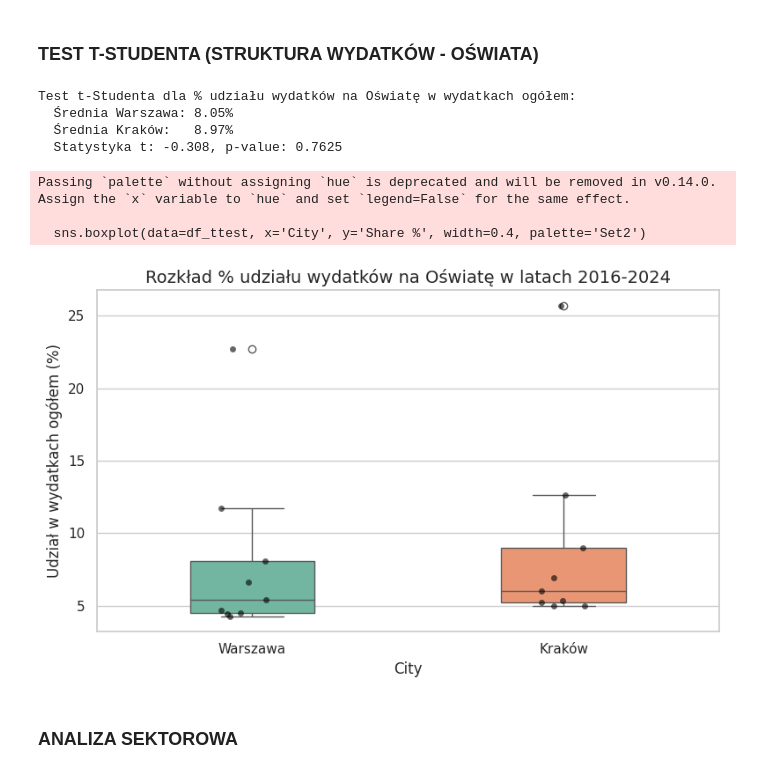
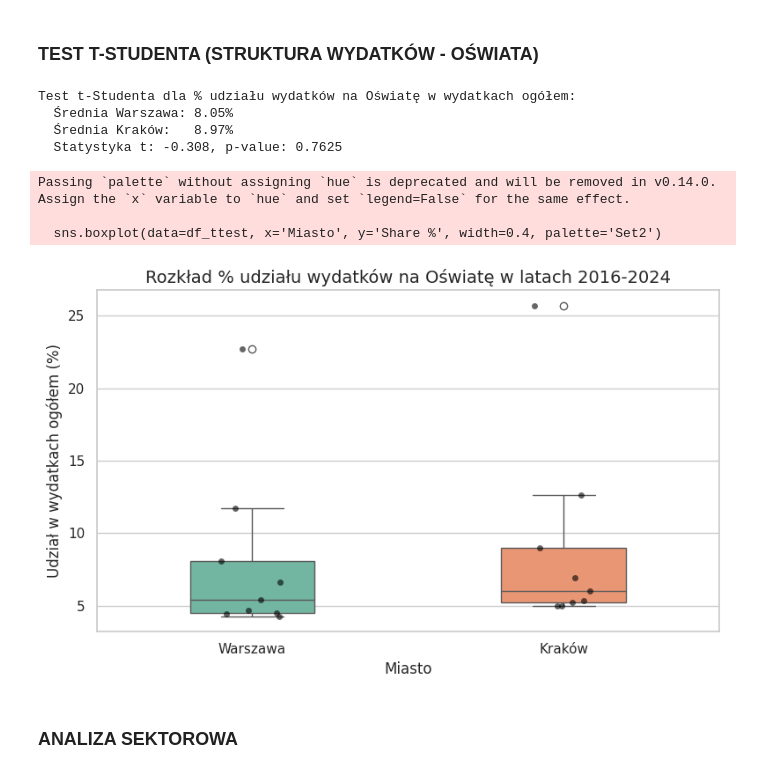
Before and after one commit to Kapturz0ny/sad-proj1, a Jupyter notebook: finance.ipynb, the cells around one changed output. Drawn from its saved outputs; the diff is of its cells as text; code cells hidden in the pictures.

```diff
--- a/finance.ipynb
+++ b/finance.ipynb
@@ -176,38 +178,39 @@ education_total_waw = get_series(df_waw, *education_total_loc)
 education_total_krk = get_series(df_krk, *education_total_loc)
 
 # Calculating % share of education in total expenditures
 education_share_waw = (education_total_waw / expenses_waw) * 100
 education_share_krk = (education_total_krk / expenses_krk) * 100
 
 # Student's t-test (Welch's t-test for unequal variances)
 t_stat, p_val = stats.ttest_ind(education_share_waw.dropna(), education_share_krk.dropna(), equal_var=False)
 
 print(f"Test t-Studenta dla % udziału wydatków na Oświatę w wydatkach ogółem:")
 print(f"  Średnia Warszawa: {education_share_waw.mean():.2f}%")
 print(f"  Średnia Kraków:   {education_share_krk.mean():.2f}%")
 print(f"  Statystyka t: {t_stat:.3f}, p-value: {p_val:.4f}")
 
 df_ttest = pd.DataFrame({
     'Share %': pd.concat([education_share_waw, education_share_krk]),
-    'City': ['Warszawa']*len(lata) + ['Kraków']*len(lata)
+    'Miasto': ['Warszawa']*len(lata) + ['Kraków']*len(lata)
 })
 
 plt.figure(figsize=(8, 5))
-sns.boxplot(data=df_ttest, x='City', y='Share %', width=0.4, palette='Set2')
-sns.stripplot(data=df_ttest, x='City', y='Share %', color='black', alpha=0.6, jitter=True)
+sns.boxplot(data=df_ttest, x='Miasto', y='Share %', width=0.4, palette='Set2')
+sns.stripplot(data=df_ttest, x='Miasto', y='Share %', color='black', alpha=0.6, jitter=True)
 plt.title('Rozkład % udziału wydatków na Oświatę w latach 2016-2024', fontsize=14)
 plt.ylabel('Udział w wydatkach ogółem (%)')
 plt.tight_layout()
+plt.savefig('img/education_share_boxplot.png', dpi=300)
 plt.show()
 # %% [output]
 Test t-Studenta dla % udziału wydatków na Oświatę w wydatkach ogółem:
   Średnia Warszawa: 8.05%
   Średnia Kraków:   8.97%
   Statystyka t: -0.308, p-value: 0.7625
 Passing `palette` without assigning `hue` is deprecated and will be removed in v0.14.0. Assign the `x` variable to `hue` and set `legend=False` for the same effect.
 
-  sns.boxplot(data=df_ttest, x='City', y='Share %', width=0.4, palette='Set2')
+  sns.boxplot(data=df_ttest, x='Miasto', y='Share %', width=0.4, palette='Set2')
-[figure, old version]
+[figure, new version]
 # %% [markdown]
 ### ANALIZA SEKTOROWA
 # %%
```
Also changed, not shown: parts of 2 cells of this notebook, 7 other files.
